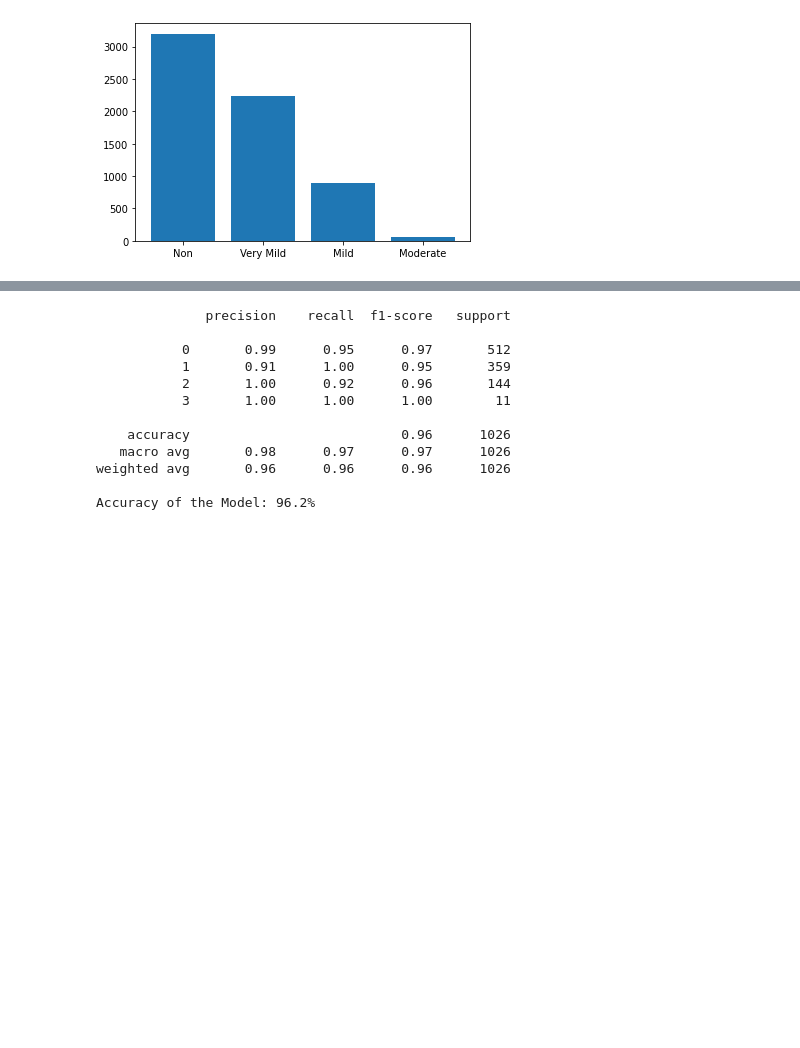
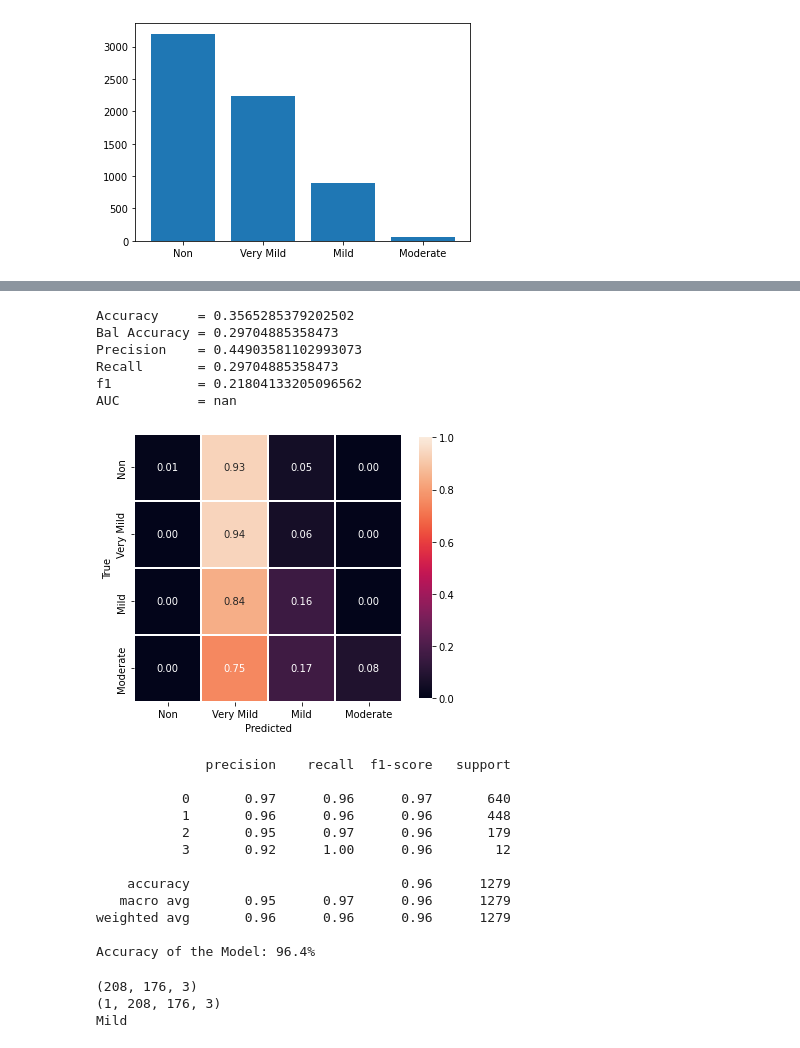
Before and after one commit to HitkarMiglani/AlzCare, a Jupyter notebook: Alzhimer.ipynb, the cells around one changed output, grey strips where cells are left out. Saved outputs shown, nothing was run; the diff lists cells and outputs as text; code cells hidden in the pictures; blank space fills up the shorter version.

Commit message:
Kaggle Notebook | Alzheimerflask | Version 2

```diff
--- a/Alzhimer.ipynb
+++ b/Alzhimer.ipynb
@@ -389,14 +396,0 @@ Epoch 00040: accuracy did not improve from 0.99316
-# %%
-with strategy.scope():
-    model = build_model()
-
-    METRICS = [tf.keras.metrics.AUC(name='auc')]
-
-    model.compile(
-        # Escogiendo el optimizador ADAM con learning rate de 0.001
-        optimizer=tf.keras.optimizers.Adam(learning_rate=0.001),
-
-        loss=tf.losses.CategoricalCrossentropy(),
-        metrics=METRICS
-    )
-    model.summary()
@@ -443,5 +427,5 @@ test_concat = pd.concat([mild_test, moderate_test, non_test, verymild_test])
 test_concat = test_concat.sample(frac=1)
 test_concat["X"] = test_concat["X"].apply(load_image)
 test_concat["y"] = test_concat["y"].apply(hot_array)
-xtest = np.stack(val_concat["X"])
-ytest = np.stack(val_concat["y"])
+xtest = np.stack(test_concat["X"])
+ytest = np.stack(test_concat["y"])
@@ -458,5 +446,4 @@ print(accuracy)
 # %%
-# Función del notebook de Federico Agostini, poco modificado
 
 def print_metrics(model, X, y, cm_labels="auto"):
 
@@ -472,11 +459,11 @@ def print_metrics(model, X, y, cm_labels="auto"):
         "f1"          : f1_score(y, y_pred, average="macro")
     }
     # Agrega AUC si el clasificador puede predecir probabilidades
-    try:
-        y_pred_proba = model.predict_proba(X)
-        metrics["AUC"] = roc_auc_score(y, y_pred_proba, multi_class="ovr", average="macro")
-    except:
-        metrics["AUC"] = np.nan
+#     try:
+# #         y_pred_proba = model.predict_proba(X)
+#         metrics["AUC"] = roc_auc_score(y, y_pred, multi_class="ovr", average="macro")
+#     except:
+#         metrics["AUC"] = np.nan
 
     for k,v in metrics.items():
         print("{:12s} = {}".format(k,v))
@@ -511,0 +499,14 @@ model.save("modell.h5")
+# %%
+import warnings
+warnings.filterwarnings('always')
+
+y_test = ytest.argmax(axis=1)
+met = print_metrics(model, xtest, y_test)
+# %% [output]
+Accuracy     = 0.3565285379202502
+Bal Accuracy = 0.29704885358473
+Precision    = 0.44903581102993073
+Recall       = 0.29704885358473
+f1           = 0.21804133205096562
+AUC          = nan
+[figure, added]
@@ -518,16 +525,16 @@ print("Accuracy of the Model:","{:.1f}%".format(accuracy_score(y_test, y_pred)*1
 # %% [output]
               precision    recall  f1-score   support
 
-           0       0.99      0.95      0.97       512
-           1       0.91      1.00      0.95       359
-           2       1.00      0.92      0.96       144
-           3       1.00      1.00      1.00        11
+           0       0.97      0.96      0.97       640
+           1       0.96      0.96      0.96       448
+           2       0.95      0.97      0.96       179
+           3       0.92      1.00      0.96        12
 
-    accuracy                           0.96      1026
-   macro avg       0.98      0.97      0.97      1026
-weighted avg       0.96      0.96      0.96      1026
+    accuracy                           0.96      1279
+   macro avg       0.95      0.97      0.96      1279
+weighted avg       0.96      0.96      0.96      1279
 
-Accuracy of the Model: 96.2%
+Accuracy of the Model: 96.4%
 # %%
 y_pred = model.predict(xtest)
 y_pred = np.squeeze(y_pred)
@@ -538,0 +554,14 @@ pred2 = ['Non', 'Very Mild', 'Mild', 'Moderate']
+# %%
+# # met = print_metrics(model22, xtest, y_test)
+img = load_image('/kaggle/input/alzheimer-mri-4-classes-dataset/Alzheimer_MRI_4_classes_dataset/MildDemented/1 (10).jpg')
+print(img.shape)
+img.resize(1,208,176,3)
+print(img.shape)
+pr = model.predict(img)
+pr = np.squeeze(pr)
+pr = np.argmax(pr)
+print(pred2[pr])
+# %% [output]
+(208, 176, 3)
+(1, 208, 176, 3)
+Mild
```
Also changed, not shown: parts of 19 cells of this notebook.
